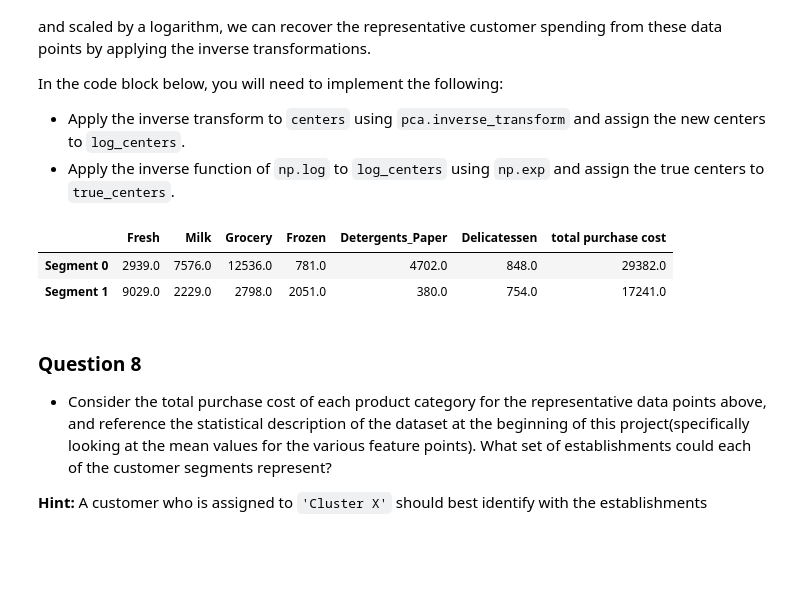
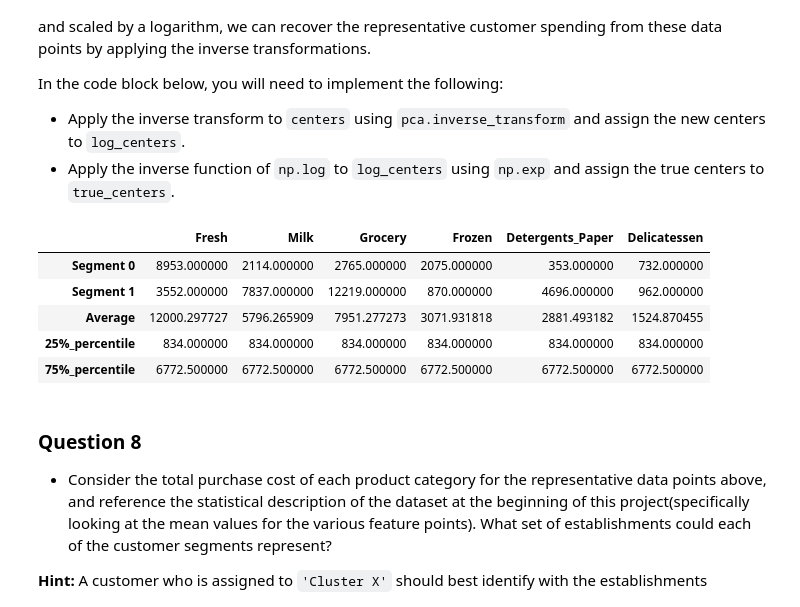
Before and after one commit to masashi16/udacity_submission, a Jupyter notebook: customer_segments.ipynb, the cells around one changed output. Saved outputs shown, nothing was run; the diff lists cells and outputs as text; code cells hidden in the pictures; blank space fills up the shorter version.

```diff
--- a/customer_segments.ipynb
+++ b/customer_segments.ipynb
@@ -234,7 +234,7 @@ for feature in log_data.keys():
     display(log_data[~((log_data[feature] >= Q1 - step) & (log_data[feature] <= Q3 + step))])
 
 # OPTIONAL: Select the indices for data points you wish to remove
-outliers  = []
+outliers  = [75, 154, 65, 128, 66]
 
 # Remove the outliers, if any were specified
 good_data = log_data.drop(log_data.index[outliers]).reset_index(drop = True)
@@ -538,23 +547,41 @@ In the code block below, you will need to implement the following:
 # %%
 # TODO: Inverse transform the centers
 log_centers = pca.inverse_transform(centers)
 
 # TODO: Exponentiate the centers
 true_centers = np.exp(log_centers)
 
-total_purchase = np.sum(true_centers, axis=1)
+#total_purchase = np.sum(true_centers, axis=1)
 #print total_purchase
 
 # Display the true centers
 segments = ['Segment {}'.format(i) for i in range(0,len(centers))]
 true_centers = pd.DataFrame(np.round(true_centers), columns = data.keys())
 true_centers.index = segments
-true_centers["total purchase cost"] = np.round(total_purchase)
+#true_centers["total purchase cost"] = np.round(total_purchase)
+
+mean_category = pd.Series(np.mean(data), index=data.columns)
+percentile25_category = pd.Series(np.percentile(data, 25), index=data.columns)
+percentile75_category = pd.Series(np.percentile(data, 75), index=data.columns)
+
+
+segments.extend(['Average', '25%_percentile', '75%_percentile'])
+#print segments
+
+true_centers = true_centers.append(mean_category, ignore_index=True)
+true_centers = true_centers.append(percentile25_category, ignore_index=True)
+true_centers = true_centers.append(percentile75_category, ignore_index=True)
+true_centers.index = segments
+#print true_centers
+
 display(true_centers)
 # %% [output]
-|  | Fresh | Milk | Grocery | Frozen | Detergents_Paper | Delicatessen | total purchase cost |
-| Segment 0 | 2939.0 | 7576.0 | 12536.0 | 781.0 | 4702.0 | 848.0 | 29382.0 |
-| Segment 1 | 9029.0 | 2229.0 | 2798.0 | 2051.0 | 380.0 | 754.0 | 17241.0 |
+|  | Fresh | Milk | Grocery | Frozen | Detergents_Paper | Delicatessen |
+| Segment 0 | 8953.000000 | 2114.000000 | 2765.000000 | 2075.000000 | 353.000000 | 732.000000 |
+| Segment 1 | 3552.000000 | 7837.000000 | 12219.000000 | 870.000000 | 4696.000000 | 962.000000 |
+| Average | 12000.297727 | 5796.265909 | 7951.277273 | 3071.931818 | 2881.493182 | 1524.870455 |
+| 25%_percentile | 834.000000 | 834.000000 | 834.000000 | 834.000000 | 834.000000 | 834.000000 |
+| 75%_percentile | 6772.500000 | 6772.500000 | 6772.500000 | 6772.500000 | 6772.500000 | 6772.500000 |
 # %% [markdown]
 ### Question 8
 
```
Also changed, not shown: parts of 17 cells of this notebook, 1 other file.
